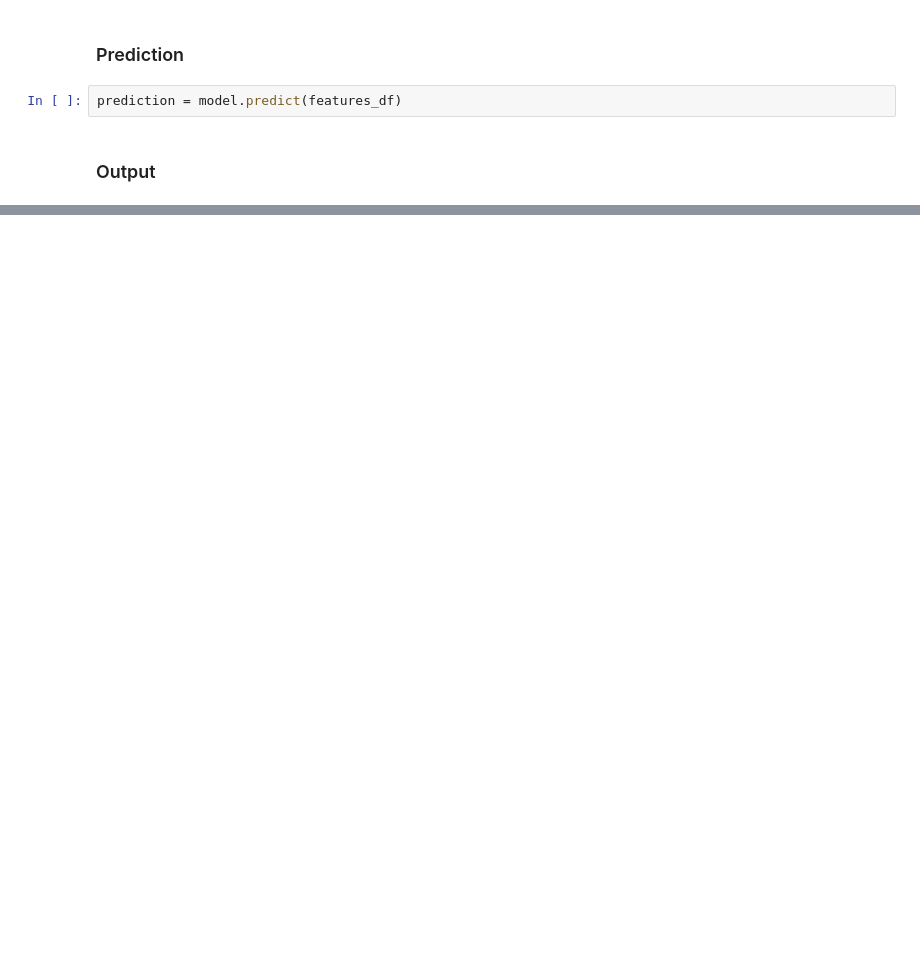
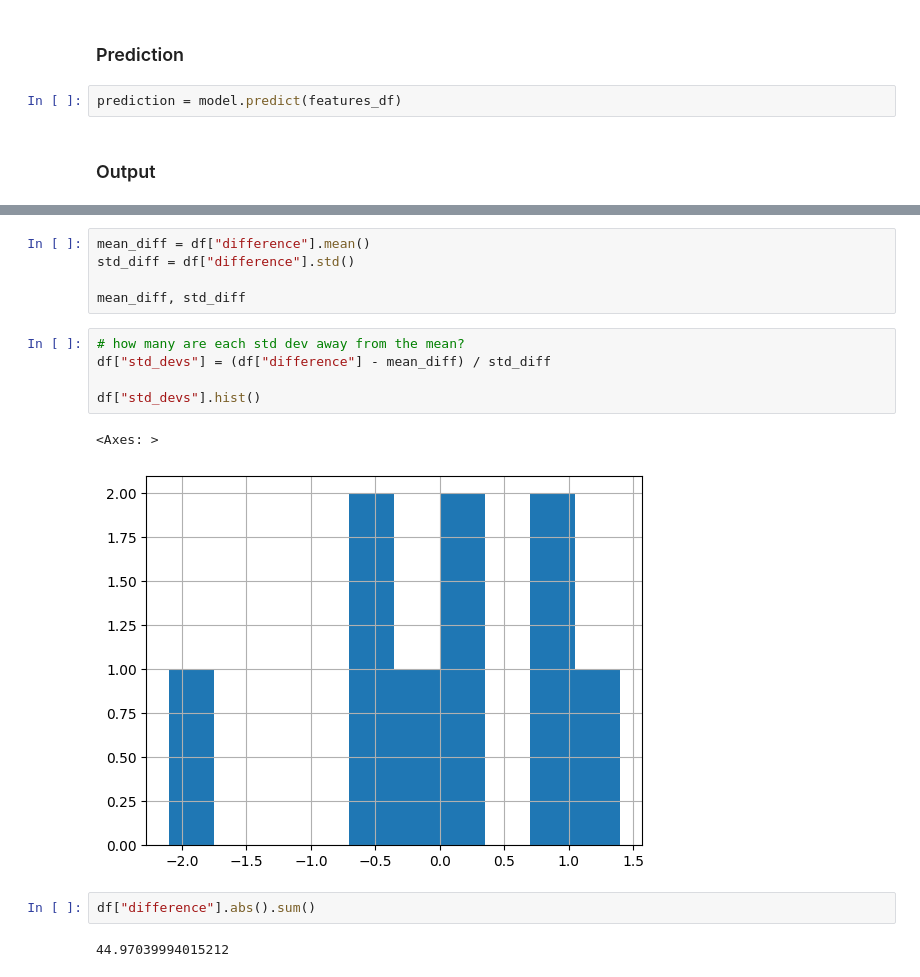
Before and after one commit to JoshCap20/fantasy-football-points-ml, a Jupyter notebook: analysis/model.ipynb, the cells around one changed output, grey strips where cells are left out. Saved outputs shown, nothing was run; the diff lists cells and outputs as text; blank space fills up the shorter version.

```diff
--- a/analysis/model.ipynb
+++ b/analysis/model.ipynb
@@ -338,0 +356,17 @@ df[["player_name", "week", "fantasy_points_ppr", "predicted_fantasy_points"]]
+# %%
+mean_diff = df["difference"].mean()
+std_diff = df["difference"].std()
+
+mean_diff, std_diff
+# %%
+# how many are each std dev away from the mean?
+df["std_devs"] = (df["difference"] - mean_diff) / std_diff
+
+df["std_devs"].hist()
+# %% [output]
+<Axes: >
+[figure, added]
+# %%
+df["difference"].abs().sum()
+# %% [output]
+44.97039994015212
```
Also changed, not shown: parts of 11 cells of this notebook, 7 other files.
